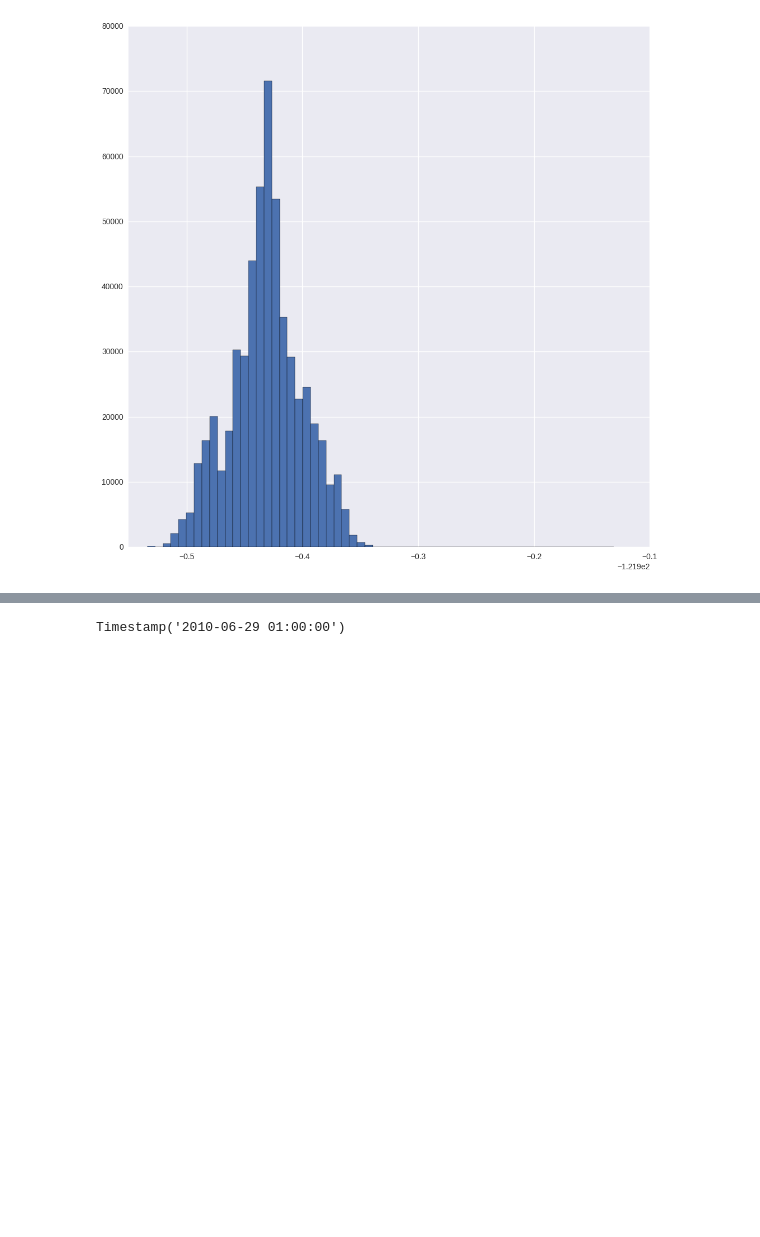
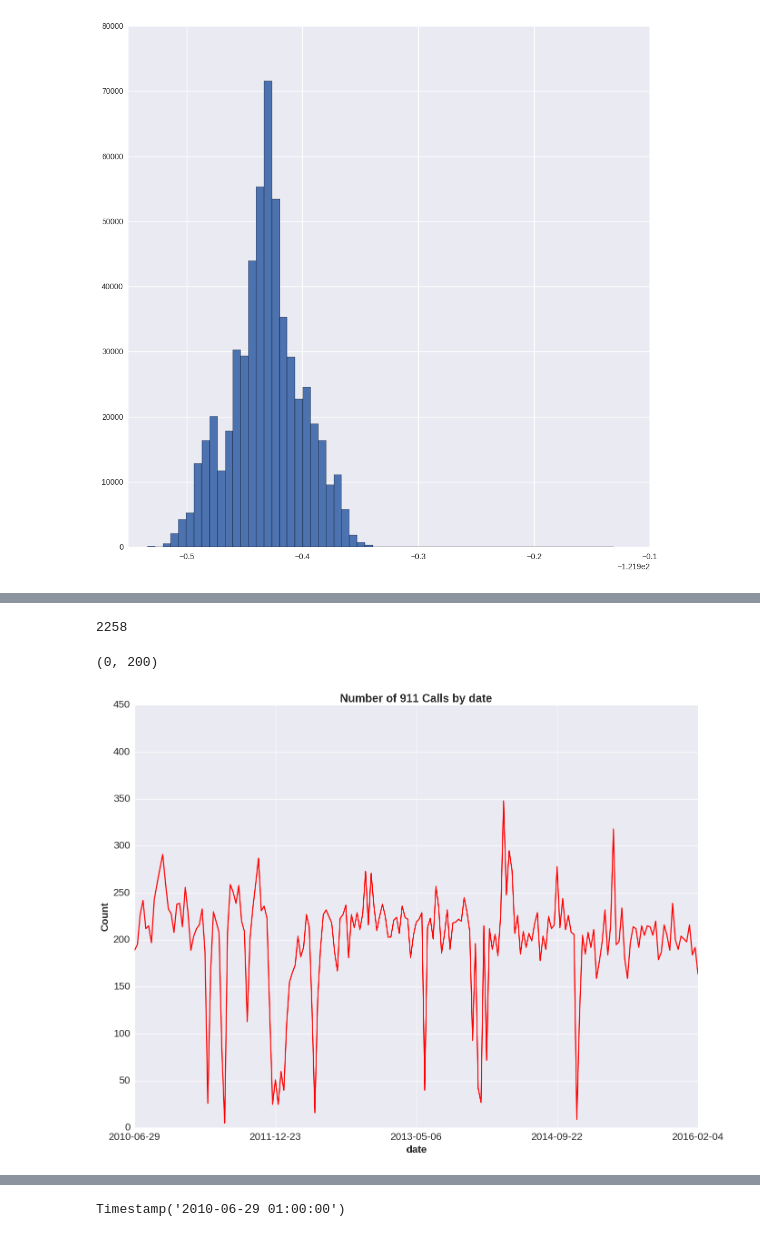
Before and after one commit to nickbuker/Rapid-Rescue, a Jupyter notebook: eda.ipynb, the cells around one changed output, grey strips where cells are left out. Cells and saved outputs as stored; diff of their text form; code cells hidden in the pictures; blank space fills up the shorter version.

```diff
--- a/eda.ipynb
+++ b/eda.ipynb
@@ -60,3 +71,21 @@ df.Longitude.hist(bins=60);
+# %%
+# Days in dataset
+len(df.groupby(by='date').Datetime.count())
+# %% [output]
+2258
+# %%
+#
+plt.figure(figsize=(16,12))
+plt.xticks(fontsize=16)
+plt.xlabel('Date', fontsize=16, fontweight='bold')
+plt.yticks(fontsize=16)
+plt.ylabel('Count', fontsize=16, fontweight='bold')
+plt.title('Number of 911 Calls by date', fontsize=18, fontweight='bold')
+df.groupby(by='date').Datetime.count().plot(color='r');
+plt.xlim(0, 200)
+# %% [output]
+(0, 200)
+[figure, added]
 # %%
 plt.figure(figsize=(16,12))
 plt.xticks(fontsize=16)
```
Also changed, not shown: parts of 7 cells of this notebook.
